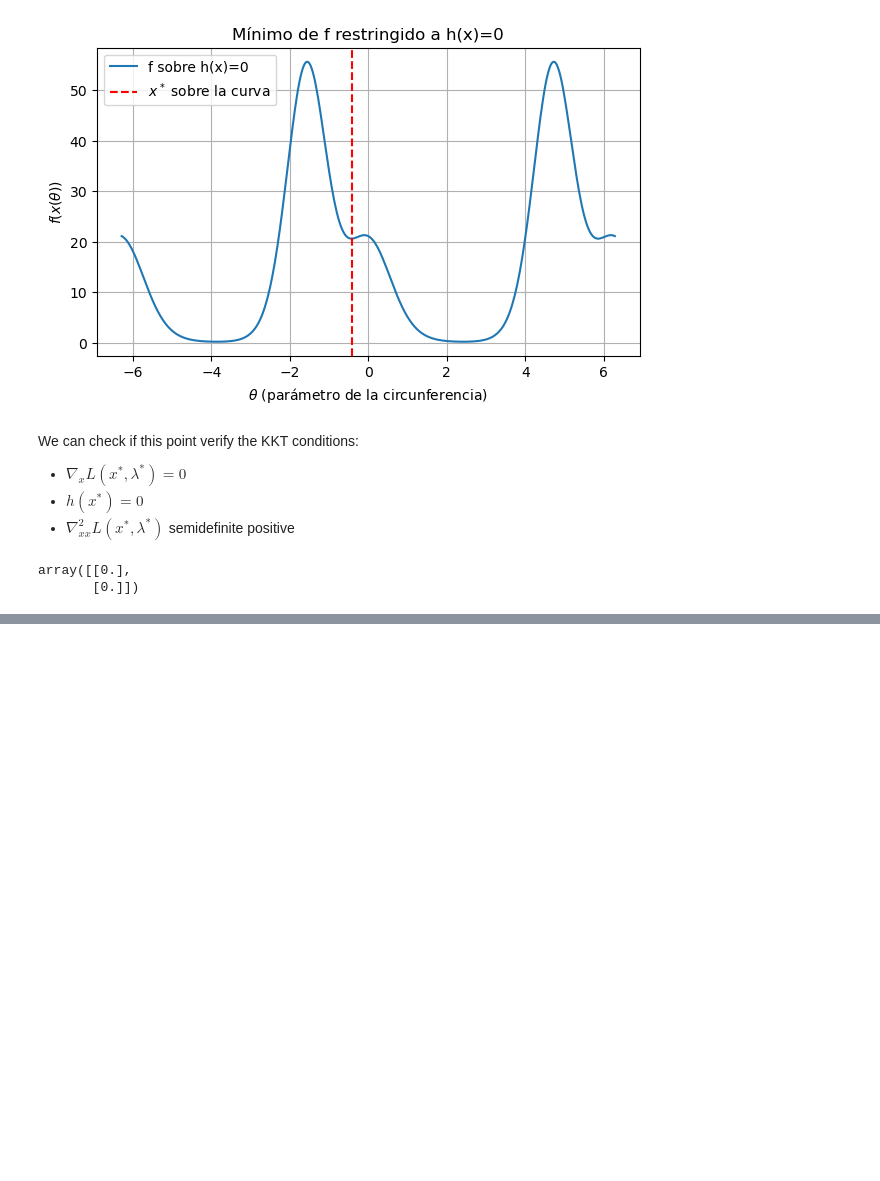
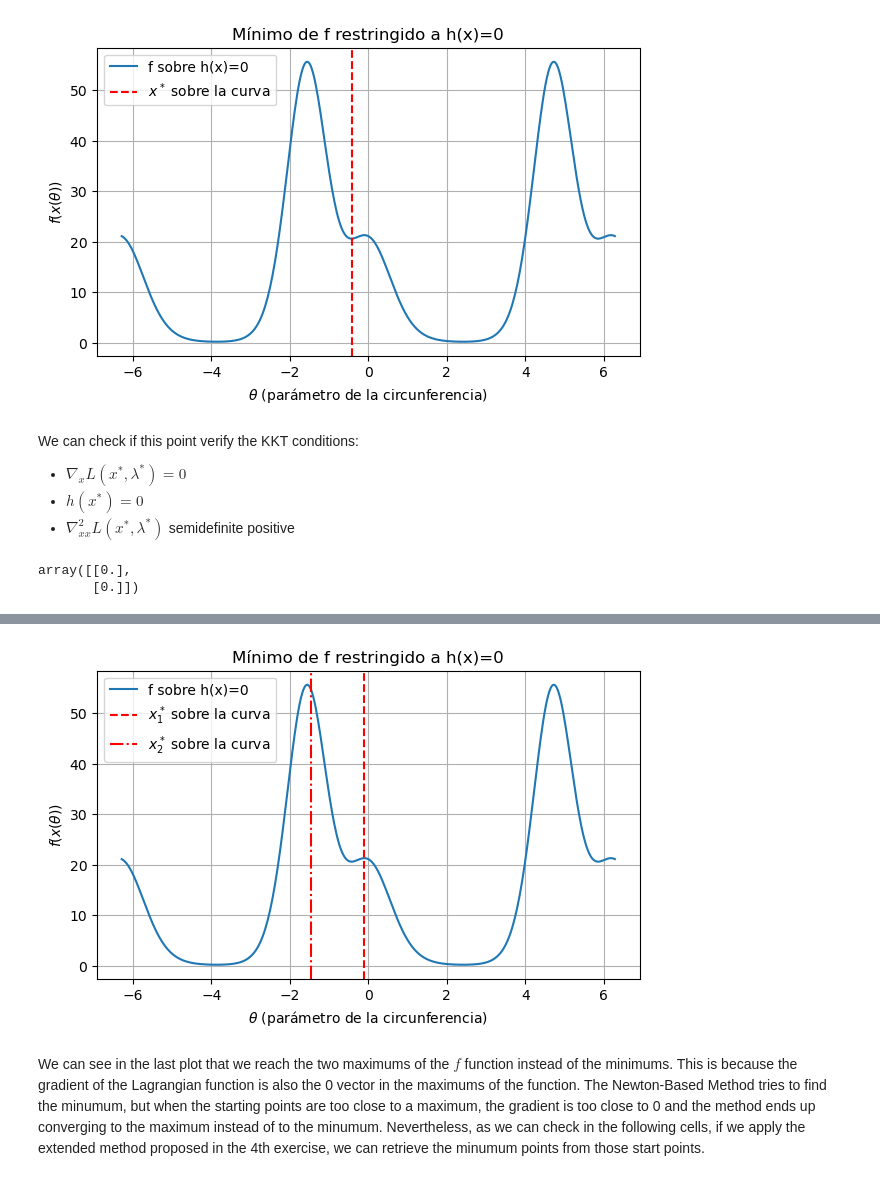
Before and after one commit to jcalataiut/Practiques_Optimization, a Jupyter notebook: prac4.ipynb, the cells around one changed output, grey strips where cells are left out. Saved outputs shown, nothing was run; the diff lists cells and outputs as text; code cells hidden in the pictures; blank space fills up the shorter version.

```diff
--- a/prac4.ipynb
+++ b/prac4.ipynb
@@ -769,0 +870,39 @@ array([[1.37799158, 0.        ],
+# %%
+# Punto óptimo (aprox)
+x1_star_max1 = 0.9949825869801965
+x2_star_max1 =  -0.10004824639240653
+lambda_star_max1 = 29.827861654068872
+
+# Punto óptimo (aprox)
+x1_star_max2 =  0.10004824639240653
+x2_star_max2 =  -0.9949825869801965
+lambda_star_max2 = 29.827861654068872
+
+# 1) f sobre la restricción: x1^2 + x2^2 = 1
+theta = np.linspace(-2*np.pi, 2*np.pi, 400)
+x1_circle = np.cos(theta)
+x2_circle = np.sin(theta)
+f_circle = f(x1_circle, x2_circle)
+
+plt.figure(figsize=(7,4))
+plt.plot(theta, f_circle, label="f sobre h(x)=0")
+
+# localizamos el theta que corresponde a x*
+theta_star = np.arctan2(x2_star_max1, x1_star_max1)
+plt.axvline(theta_star, color='r', linestyle='--', label=r"$x^*_1$ sobre la curva")
+
+
+# localizamos el theta que corresponde a x*
+theta_star = np.arctan2(x2_star_max2, x1_star_max2)
+plt.axvline(theta_star, color='r', linestyle='-.', label=r"$x^*_2$ sobre la curva")
+
+plt.xlabel(r"$\theta$ (parámetro de la circunferencia)")
+plt.ylabel(r"$f(x(\theta))$")
+plt.title("Mínimo de f restringido a h(x)=0")
+plt.legend()
+plt.grid(True)
+plt.show()
+# %% [output]
+[figure, added]
+# %% [markdown]
+We can see in the last plot that we reach the two maximums of the $f$ function instead of the minimums. This is because the gradient of the Lagrangian function is also the 0 vector in the maximums of the function. The Newton-Based Method tries to find the minumum, but when the starting points are too close to a maximum, the gradient is too close to 0 and the method ends up converging to the maximum instead of to the minumum. Nevertheless, as we can check in the following cells, if we apply the extended method proposed in the 4th exercise, we can retrieve the minumum points from those start points.
```
Also changed, not shown: parts of 9 cells of this notebook.
